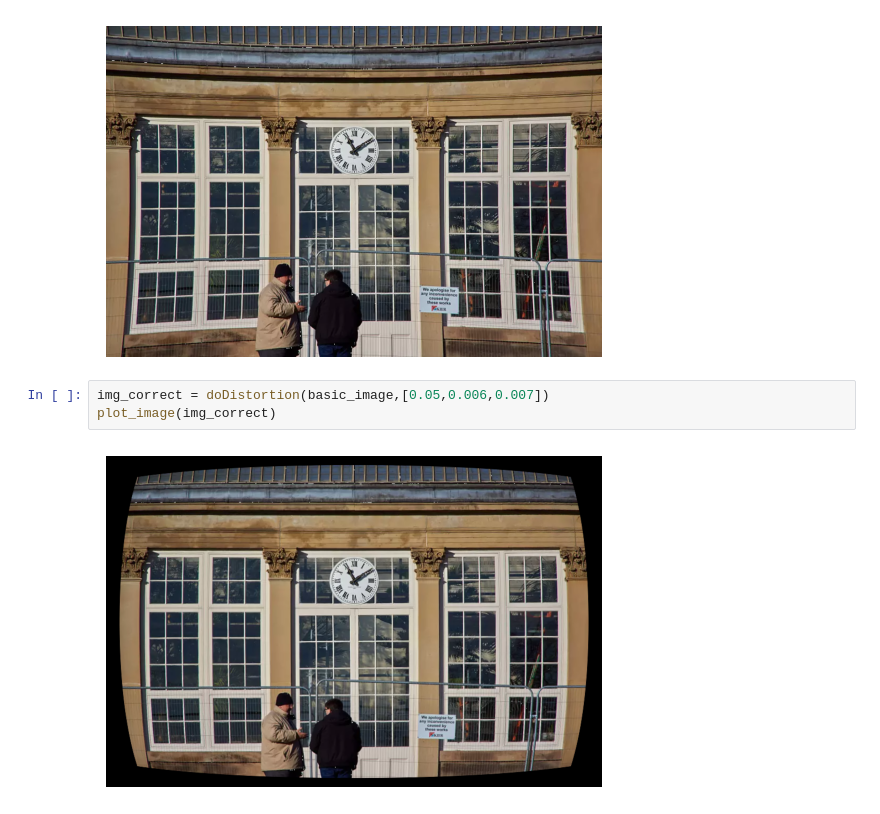
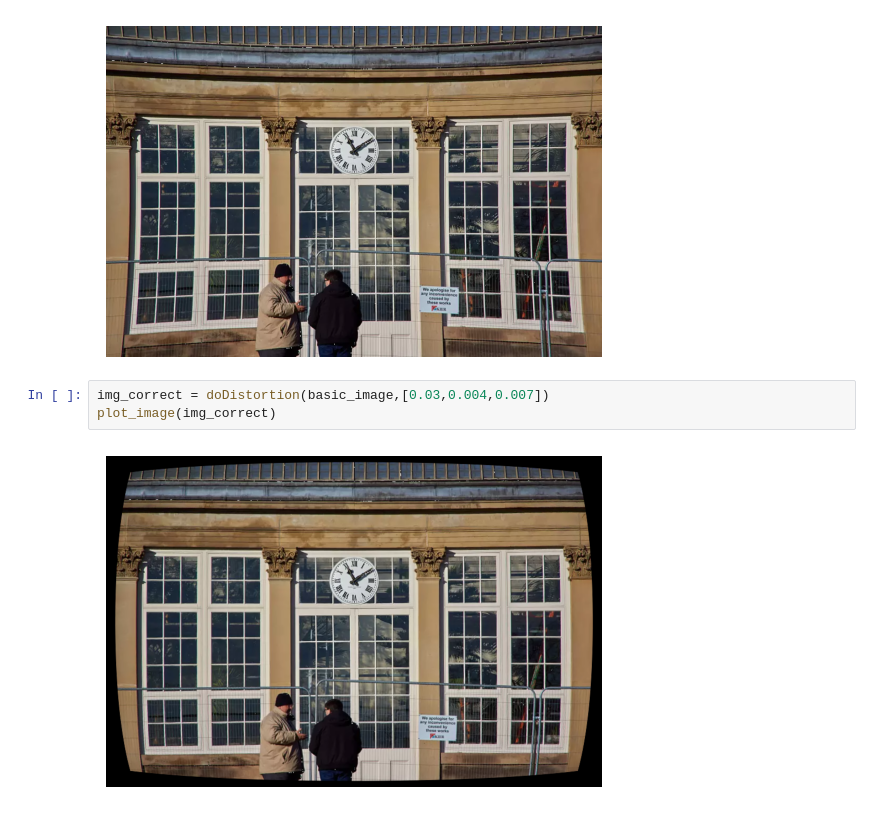
Before and after one commit to TorumEb/cvLabs, a Jupyter notebook: secondLabs/secondEX.ipynb, the cells around one changed output. Saved outputs shown, nothing was run; the diff lists cells and outputs as text.

```diff
--- a/secondLabs/secondEX.ipynb
+++ b/secondLabs/secondEX.ipynb
@@ -75,7 +75,7 @@ plot_image(basic_image)
 # %% [output]
 [figure]
 # %%
-img_correct = doDistortion(basic_image,[0.05,0.006,0.007])
+img_correct = doDistortion(basic_image,[0.03,0.004,0.007])
 plot_image(img_correct)
 # %% [output]
-[figure, old version]
+[figure, new version]
```
Also changed, not shown: parts of 2 cells of this notebook, 9 other files.
